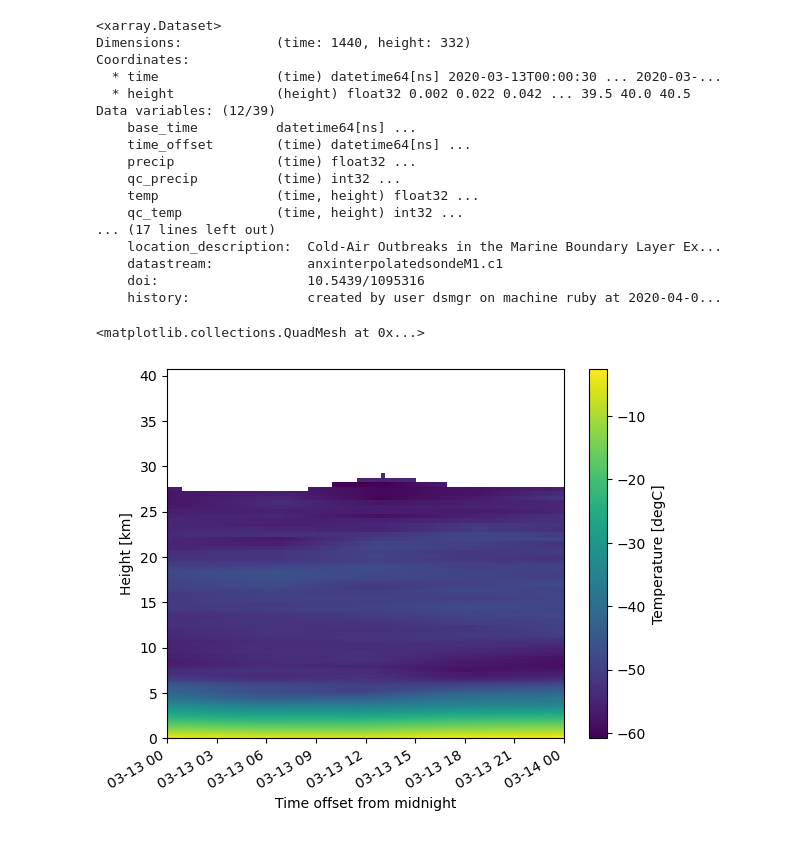
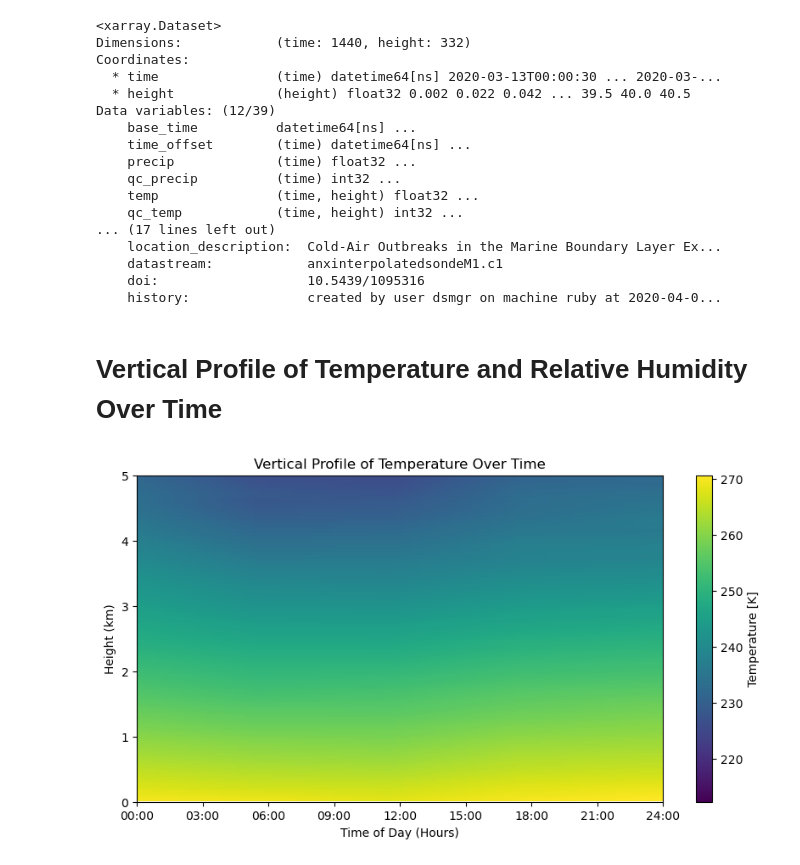
Before and after one commit to clevernat/BL-term-project, a Jupyter notebook: term-project.ipynb, the cells around one changed output. Saved outputs shown, nothing was run; the diff lists cells and outputs as text; code cells hidden in the pictures.

Commit message:
update: added plots for temperature and specific humidity

```diff
--- a/term-project.ipynb
+++ b/term-project.ipynb
@@ -29,11 +32,45 @@ Data variables: (12/39)
     doi:                   10.5439/1095316
     history:               created by user dsmgr on machine ruby at 2020-04-0...
 # %%
-temperature = data['temp']
-specific_humidity = data['sh']
+# Extract variables from the dataset
+time = np.array(data['time'])
+height = data['height']
+temperature = data['temp'] + 273.15 # convert from deg celcius to kelvin
+specific_humidity = data['sh']  * 1000  # Convert from g/g to g/kg
 potential_temperature = data['potential_temp']
-# %%
-temperature.T.plot()
-# %% [output]
-<matplotlib.collections.QuadMesh at 0x...>
-[figure, removed]
+# %% [markdown]
+# Vertical Profile of Temperature and Relative Humidity Over Time
+# %%
+temperature_kelvin = temperature
+# Convert time to pandas datetime
+time_pd = pd.to_datetime(time)
+
+# Convert time to fractional hours
+fractional_hours = [t.hour + t.minute / 60 + t.second / 3600 for t in time_pd.time]
+
+# Extract numpy arrays for plotting
+height_np = height.values
+temperature_kelvin_np = temperature_kelvin.values.T  # Transposed for correct orientation
+
+# Creating the plot
+fig, ax = plt.subplots(figsize=(10, 5))
+
+# Using pcolormesh to create the plot
+pcm = ax.pcolormesh(fractional_hours, height_np, temperature_kelvin_np, shading='auto')
+
+# Adding a colorbar
+cbar = plt.colorbar(pcm, ax=ax, label='Temperature [K]')
+
+# Setting the y-axis limit
+ax.set_ylim(0, 5)
+
+# Formatting the x-axis to show every 3 hours
+ax.set_xticks(np.arange(0, 25, 3))  # Every 3 hours
+ax.set_xticklabels([f"{h:02d}:00" for h in range(0, 25, 3)])  # Hour labels
+
+# Adding labels and a title
+ax.set_xlabel("Time of Day (Hours)")
+ax.set_ylabel("Height (km)")
+ax.set_title("Vertical Profile of Temperature Over Time");
+# %% [output]
+[figure, added]
```
Also changed, not shown: parts of 6 cells of this notebook.
